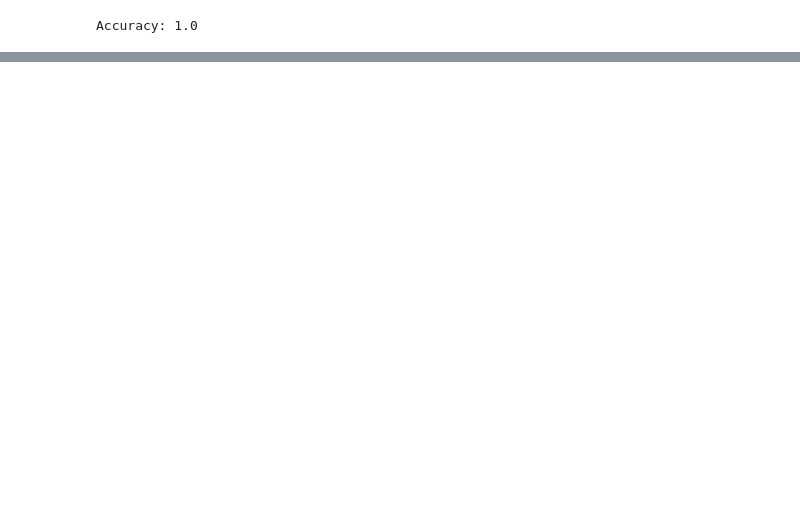
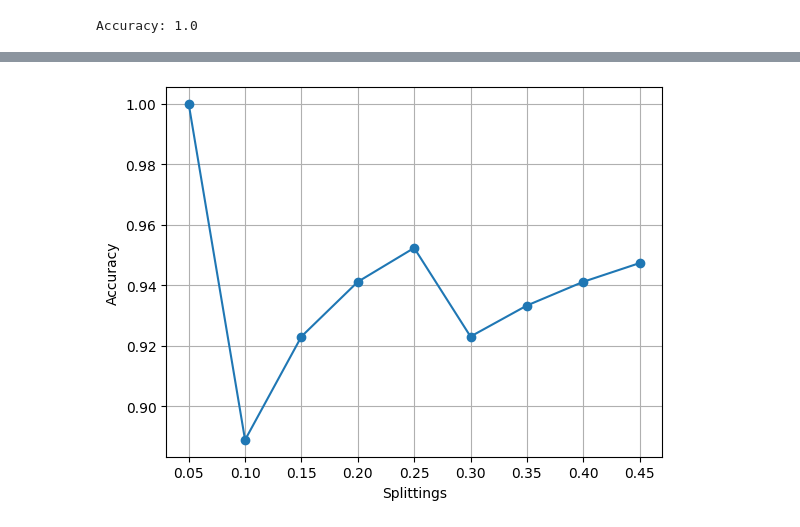
Before and after one commit to GeorgeM2000/Sports-Activity, a Jupyter notebook: Sports_Activity.ipynb, the cells around one changed output, grey strips where cells are left out. Saved outputs shown, nothing was run; the diff lists cells and outputs as text; code cells hidden in the pictures; blank space fills up the shorter version.

```diff
--- a/Sports_Activity.ipynb
+++ b/Sports_Activity.ipynb
@@ -270,11 +307,6 @@ Y = sport_data_classification.Page
 # %%
 # Split dataset into training set and test set
 X_train, X_test, Y_train, Y_test = train_test_split(X, Y, test_size=0.1, random_state=1)
-# %%
-X_train = X[:]
-X_test = X[:]
-Y_train = Y[:]
-Y_test = Y[:]
 # %%
 # Create Decision Tree classifer object
 clf = DecisionTreeClassifier()
@@ -306,0 +338,28 @@ Image(graph.create_png())
+# %%
+# Split dataset 'sport_data_classification' in features and target variable
+X = sport_data_classification[['PAIN', 'IRRITABILITY', 'SEVERITY']]
+Y = sport_data_classification.Page
+# %%
+model_accuracies = {}
+splittings = list(np.arange(0.05, 0.5, 0.05))
+
+# Create Decision Tree classifer object
+clf = DecisionTreeClassifier()
+
+for splitting_perc in splittings:
+
+  # Split dataset into training set and test set
+  X_train, X_test, Y_train, Y_test = train_test_split(X, Y, test_size=splitting_perc, random_state=1)
+
+  # Train Decision Tree Classifer
+  clf = clf.fit(X_train, Y_train)
+
+  # Predict the response for test dataset
+  y_pred = clf.predict(X_test)
+
+  accuracy = metrics.accuracy_score(Y_test, y_pred)
+
+  model_accuracies[round(splitting_perc, 2)] = [accuracy, clf]
+
+  # Model Accuracy, how often is the classifier correct?
+  print(f'Splitting(%): {splitting_perc} Accuracy: {accuracy}')
@@ -306,0 +376,8 @@ Image(graph.create_png())
+# %%
+plt.plot(np.array(splittings), np.array(list(map(lambda value: value[0], model_accuracies.values()))), marker='o')
+plt.grid(True)
+plt.xlabel('Splittings')
+plt.ylabel('Accuracy')
+plt.show()
+# %% [output]
+[figure, added]
```
Also changed, not shown: parts of 9 cells of this notebook.
